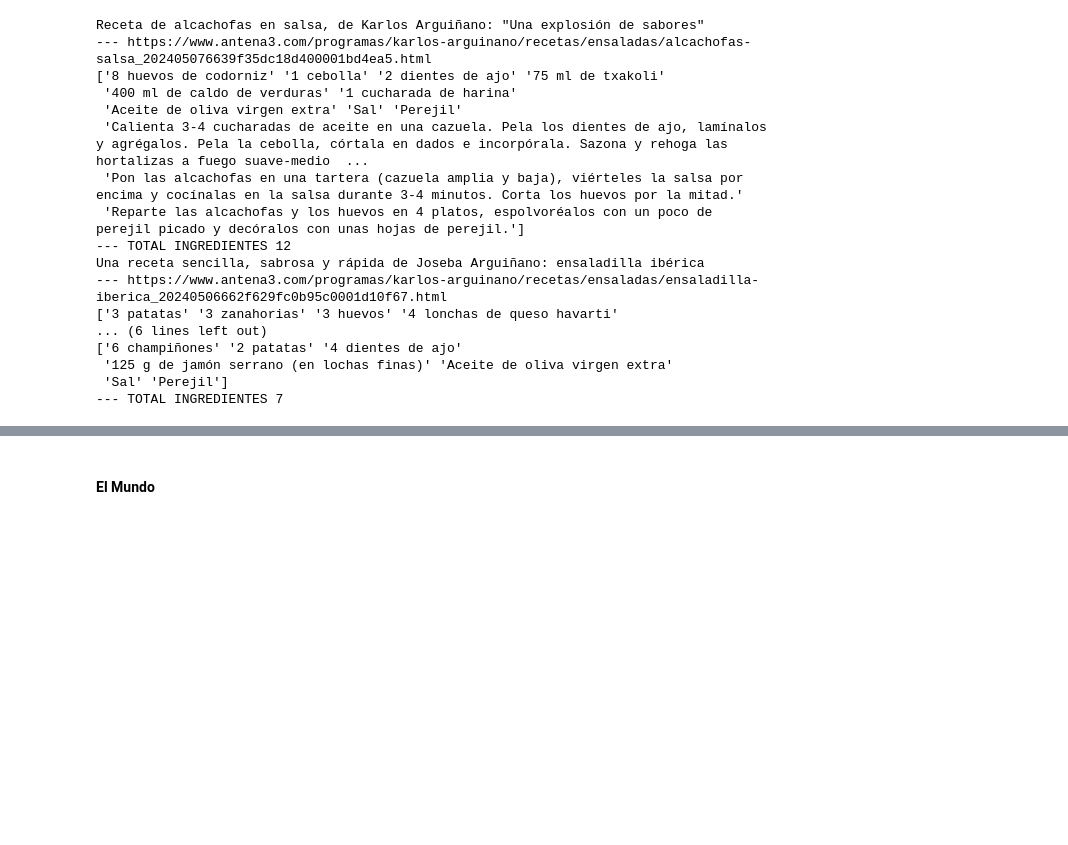
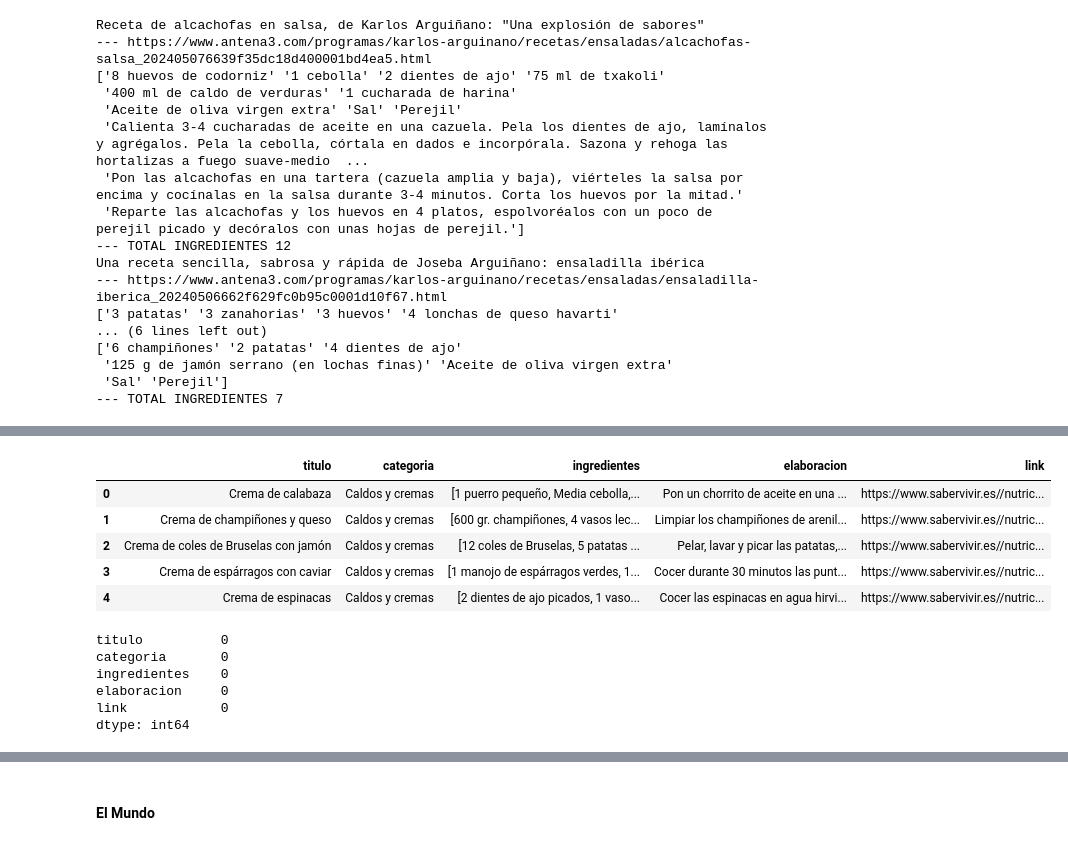
Before and after one commit to nikodyulger/lago-de-recetas, a Jupyter notebook: notebooks/eda.ipynb, the cells around one changed output, grey strips where cells are left out. Cells and saved outputs as stored; diff of their text form; code cells hidden in the pictures; blank space fills up the shorter version.

Commit message:
análisis datos saber vivir

```diff
--- a/notebooks/eda.ipynb
+++ b/notebooks/eda.ipynb
@@ -349,0 +350,18 @@ Una receta sencilla, sabrosa y rápida de Joseba Arguiñano: ensaladilla ibéric
+# %%
+df_saber_vivir.head(5)
+# %% [output]
+|  | titulo | categoria | ingredientes | elaboracion | link |
+| 0 | Crema de calabaza | Caldos y cremas | [1 puerro pequeño, Media cebolla,... | Pon un chorrito de aceite en una ... | https://www.sabervivir.es//nutric... |
+| 1 | Crema de champiñones y queso | Caldos y cremas | [600 gr. champiñones, 4 vasos lec... | Limpiar los champiñones de arenil... | https://www.sabervivir.es//nutric... |
+| 2 | Crema de coles de Bruselas con jamón | Caldos y cremas | [12 coles de Bruselas, 5 patatas ... | Pelar, lavar y picar las patatas,... | https://www.sabervivir.es//nutric... |
+| 3 | Crema de espárragos con caviar | Caldos y cremas | [1 manojo de espárragos verdes, 1... | Cocer durante 30 minutos las punt... | https://www.sabervivir.es//nutric... |
+| 4 | Crema de espinacas | Caldos y cremas | [2 dientes de ajo picados, 1 vaso... | Cocer las espinacas en agua hirvi... | https://www.sabervivir.es//nutric... |
+# %%
+df_saber_vivir.isna().sum()
+# %% [output]
+titulo          0
+categoria       0
+ingredientes    0
+elaboracion     0
+link            0
+dtype: int64
```
Also changed, not shown: parts of 7 cells of this notebook.
